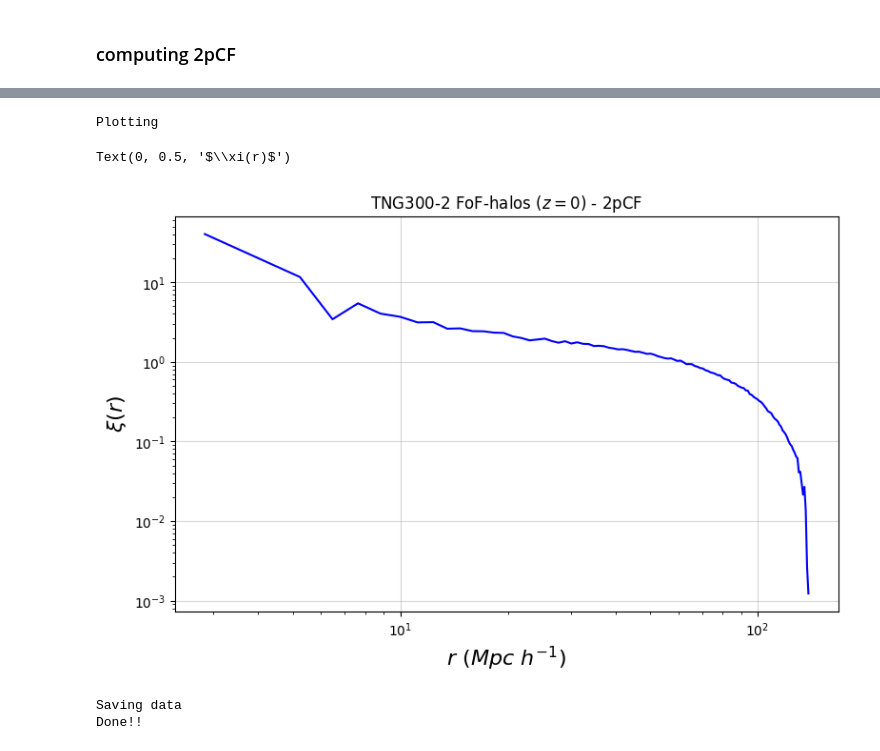
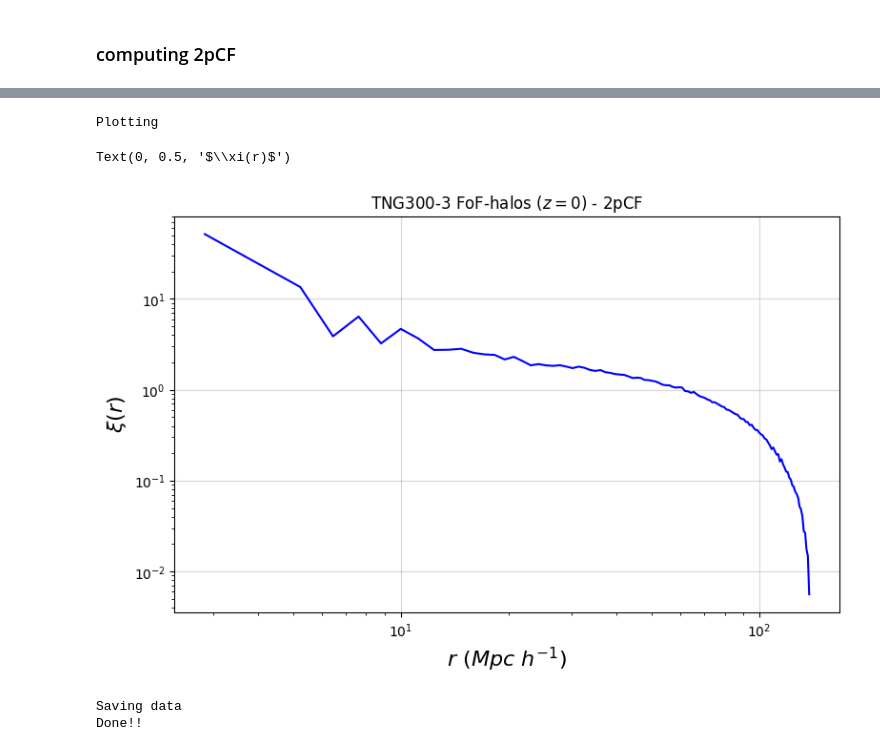
Before and after one commit to sparxastronomy/2022_SummerProject, a Jupyter notebook: Illustris/test_catalogue.ipynb, the cells around one changed output, grey strips where cells are left out. Drawn from its saved outputs; the diff is of its cells as text; code cells hidden in the pictures.

```diff
--- a/Illustris/test_catalogue.ipynb
+++ b/Illustris/test_catalogue.ipynb
@@ -311,23 +308,23 @@ r_filterd = r[~np.isnan(np.log10(xi0))]
 # %%
 # log-log plot
 print("Plotting")
 plt.figure(figsize=(9,5.5), dpi=100)
 plt.plot(r_filterd,xi0_filtered, color='blue')
 #setting log scale
 plt.xscale('log')
 plt.yscale('log')
 plt.grid(alpha=0.5)
 
-plt.title('TNG300-2 FoF-halos ($z=0$) - 2pCF')
+plt.title('TNG300-3 FoF-halos ($z=0$) - 2pCF')
 plt.xlabel('$r ~(Mpc~h^{-1})$',  fontsize=16)
 plt.ylabel("$\\xi(r)$", fontsize=16)
 
 # plt.savefig('2pCF_TNG300-2_FoFhalos.jpg', dpi=300, bbox_inches='tight')
 # plt.show()
 # %% [output]
 Plotting
 Text(0, 0.5, '$\\xi(r)$')
-[figure, old version]
+[figure, new version]
 # %%
 # saving r_filterd and xi0_filtered in a HDF5 file in a Group
 print("Saving data")
```
Also changed, not shown: parts of 16 cells of this notebook, 15 other files.
